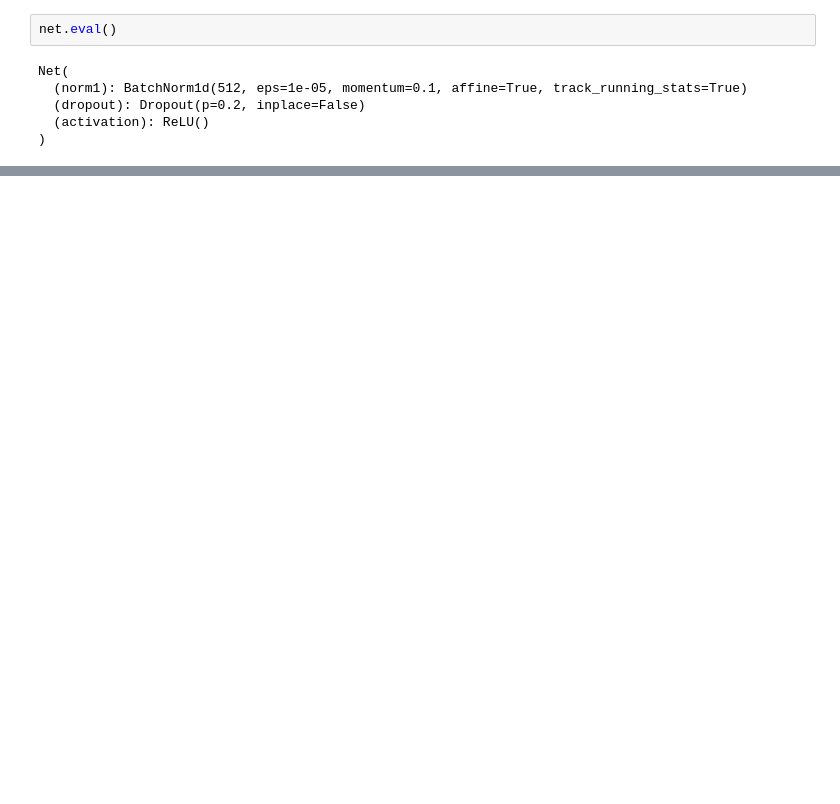
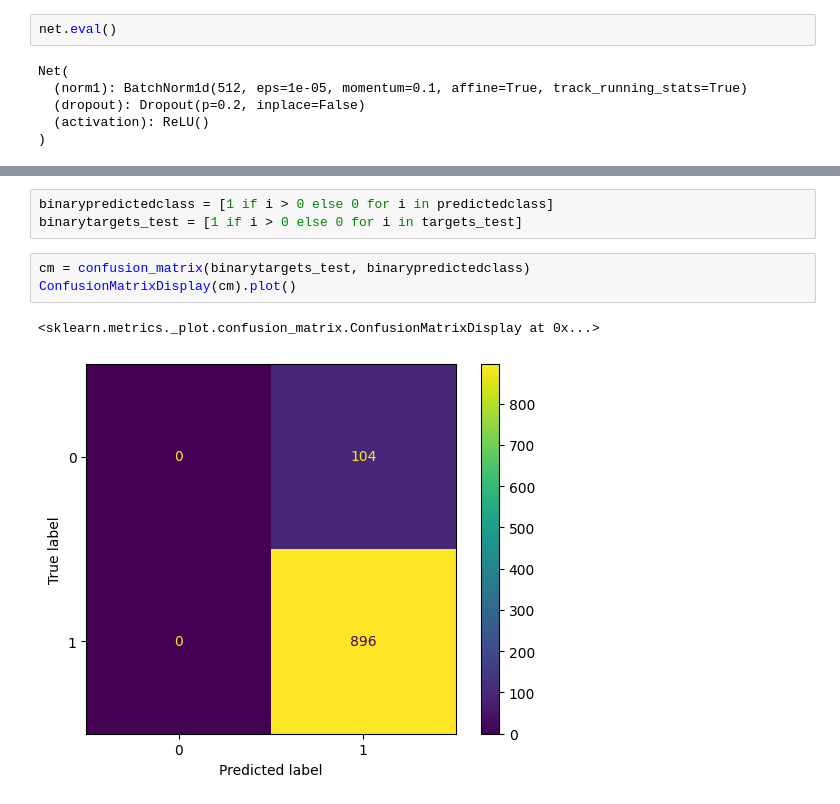
Before and after one commit to muhammadhussain-ops/DeepLearningProject, a Jupyter notebook: NeuralNetwork.ipynb, the cells around one changed output, grey strips where cells are left out. Drawn from its saved outputs; the diff is of its cells as text; blank space fills up the shorter version.

```diff
--- a/NeuralNetwork.ipynb
+++ b/NeuralNetwork.ipynb
@@ -327,3 +327,12 @@ ConfusionMatrixDisplay(cm).plot()
+# %%
+binarypredictedclass = [1 if i > 0 else 0 for i in predictedclass]
+binarytargets_test = [1 if i > 0 else 0 for i in targets_test]
+# %%
+cm = confusion_matrix(binarytargets_test, binarypredictedclass)
+ConfusionMatrixDisplay(cm).plot()
+# %% [output]
+<sklearn.metrics._plot.confusion_matrix.ConfusionMatrixDisplay at 0x...>
+[figure, added]
 # %%
 unique_values, counts = torch.unique(targets_train, return_counts=True)
 
```
Also changed, not shown: parts of 9 cells of this notebook.
